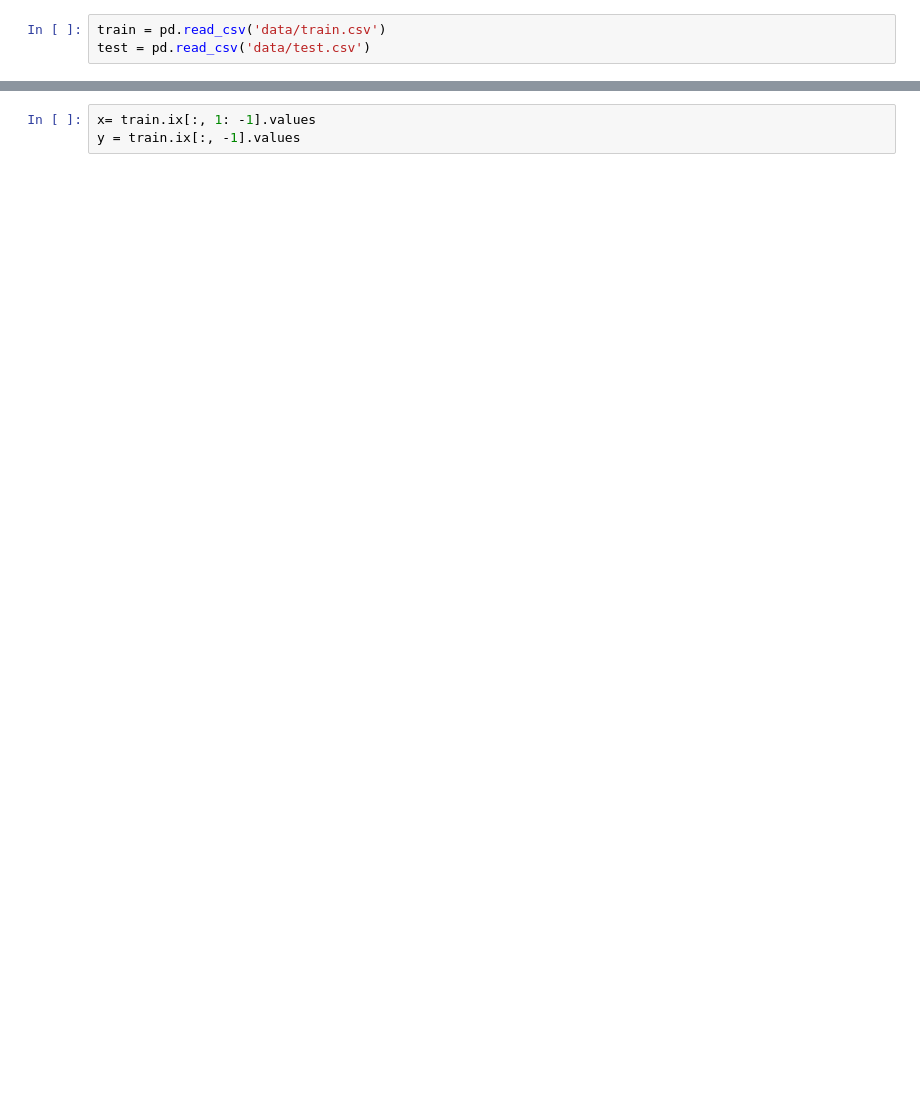
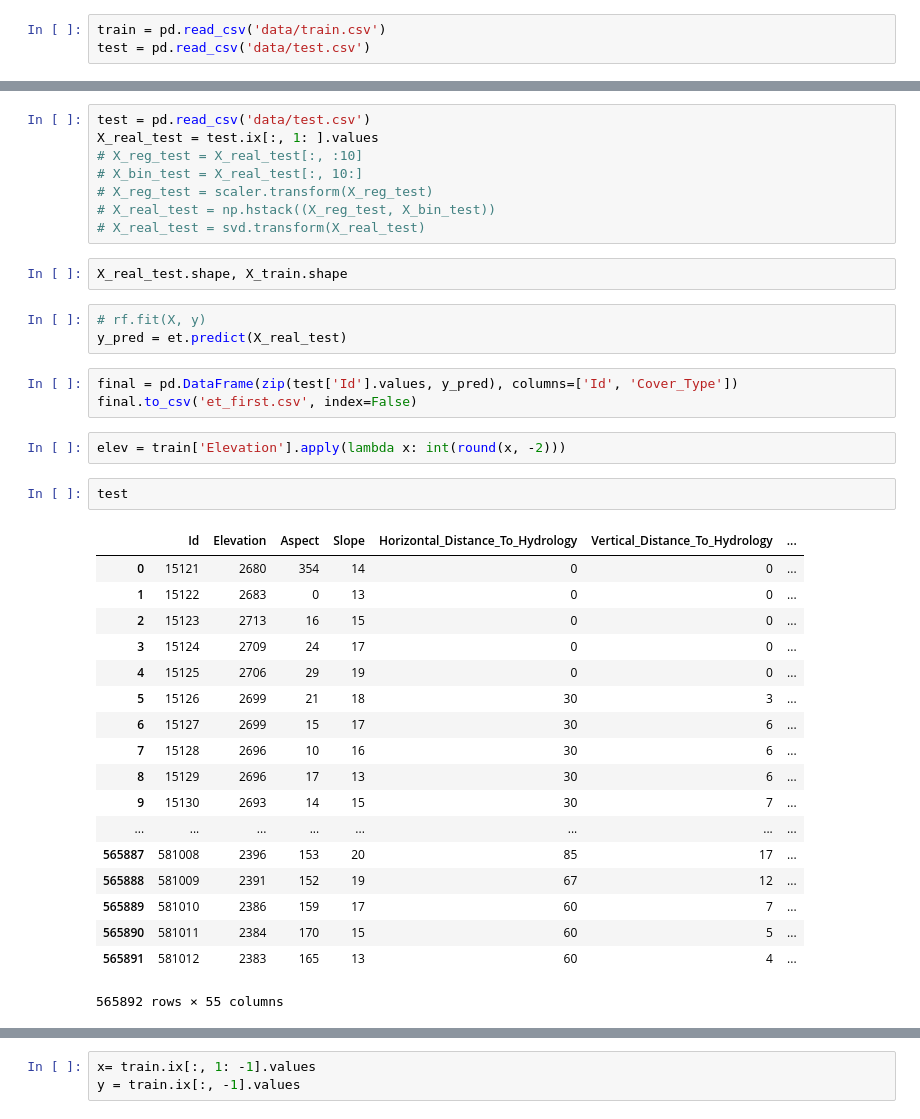
Before and after one commit to PragathiNS/kaggle, a Jupyter notebook: Forest_Cover/forest scribble.ipynb, the cells around one changed output, grey strips where cells are left out. Saved outputs shown, nothing was run; the diff lists cells and outputs as text; blank space fills up the shorter version.

```diff
--- a/Forest_Cover/forest scribble.ipynb
+++ b/Forest_Cover/forest scribble.ipynb
@@ -9,0 +76,39 @@ test = pd.read_csv('data/test.csv')
+# %%
+test = pd.read_csv('data/test.csv')
+X_real_test = test.ix[:, 1: ].values
+# X_reg_test = X_real_test[:, :10]
+# X_bin_test = X_real_test[:, 10:]
+# X_reg_test = scaler.transform(X_reg_test)
+# X_real_test = np.hstack((X_reg_test, X_bin_test))
+# X_real_test = svd.transform(X_real_test)
+# %%
+X_real_test.shape, X_train.shape
+# %%
+# rf.fit(X, y)
+y_pred = et.predict(X_real_test)
+# %%
+final = pd.DataFrame(zip(test['Id'].values, y_pred), columns=['Id', 'Cover_Type'])
+final.to_csv('et_first.csv', index=False)
+# %%
+elev = train['Elevation'].apply(lambda x: int(round(x, -2)))
+# %%
+test
+# %% [output]
+|  | Id | Elevation | Aspect | Slope | Horizontal_Distance_To_Hydrology | Vertical_Distance_To_Hydrology | ... |
+| 0 | 15121 | 2680 | 354 | 14 | 0 | 0 | ... |
+| 1 | 15122 | 2683 | 0 | 13 | 0 | 0 | ... |
+| 2 | 15123 | 2713 | 16 | 15 | 0 | 0 | ... |
+| 3 | 15124 | 2709 | 24 | 17 | 0 | 0 | ... |
+| 4 | 15125 | 2706 | 29 | 19 | 0 | 0 | ... |
+| 5 | 15126 | 2699 | 21 | 18 | 30 | 3 | ... |
+| 6 | 15127 | 2699 | 15 | 17 | 30 | 6 | ... |
+| 7 | 15128 | 2696 | 10 | 16 | 30 | 6 | ... |
+| 8 | 15129 | 2696 | 17 | 13 | 30 | 6 | ... |
+| 9 | 15130 | 2693 | 14 | 15 | 30 | 7 | ... |
+| ... | ... | ... | ... | ... | ... | ... | ... |
+| 565887 | 581008 | 2396 | 153 | 20 | 85 | 17 | ... |
+| 565888 | 581009 | 2391 | 152 | 19 | 67 | 12 | ... |
+| 565889 | 581010 | 2386 | 159 | 17 | 60 | 7 | ... |
+| 565890 | 581011 | 2384 | 170 | 15 | 60 | 5 | ... |
+| 565891 | 581012 | 2383 | 165 | 13 | 60 | 4 | ... |
+565892 rows × 55 columns
```
Also changed, not shown: parts of 34 cells of this notebook, 1 other file.
